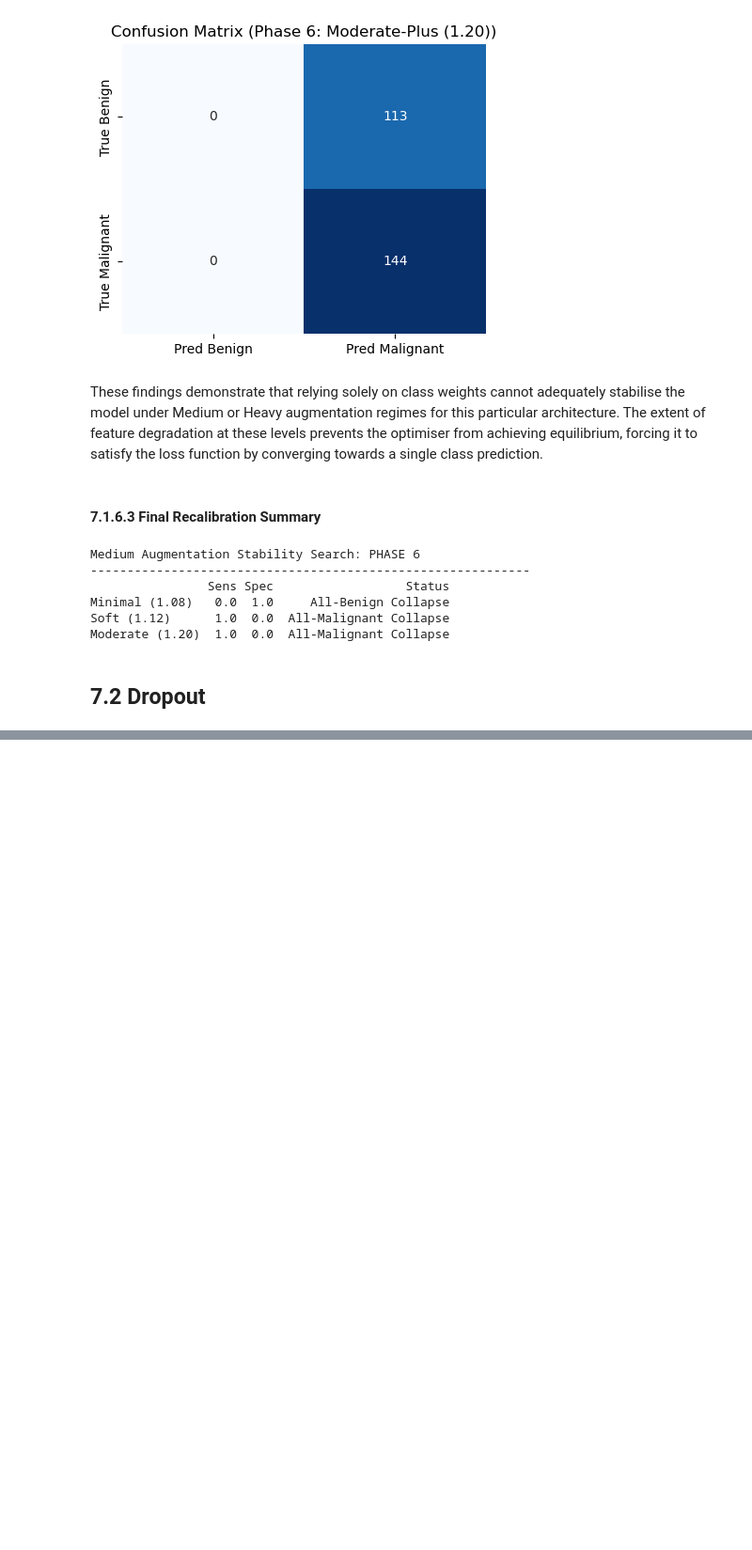
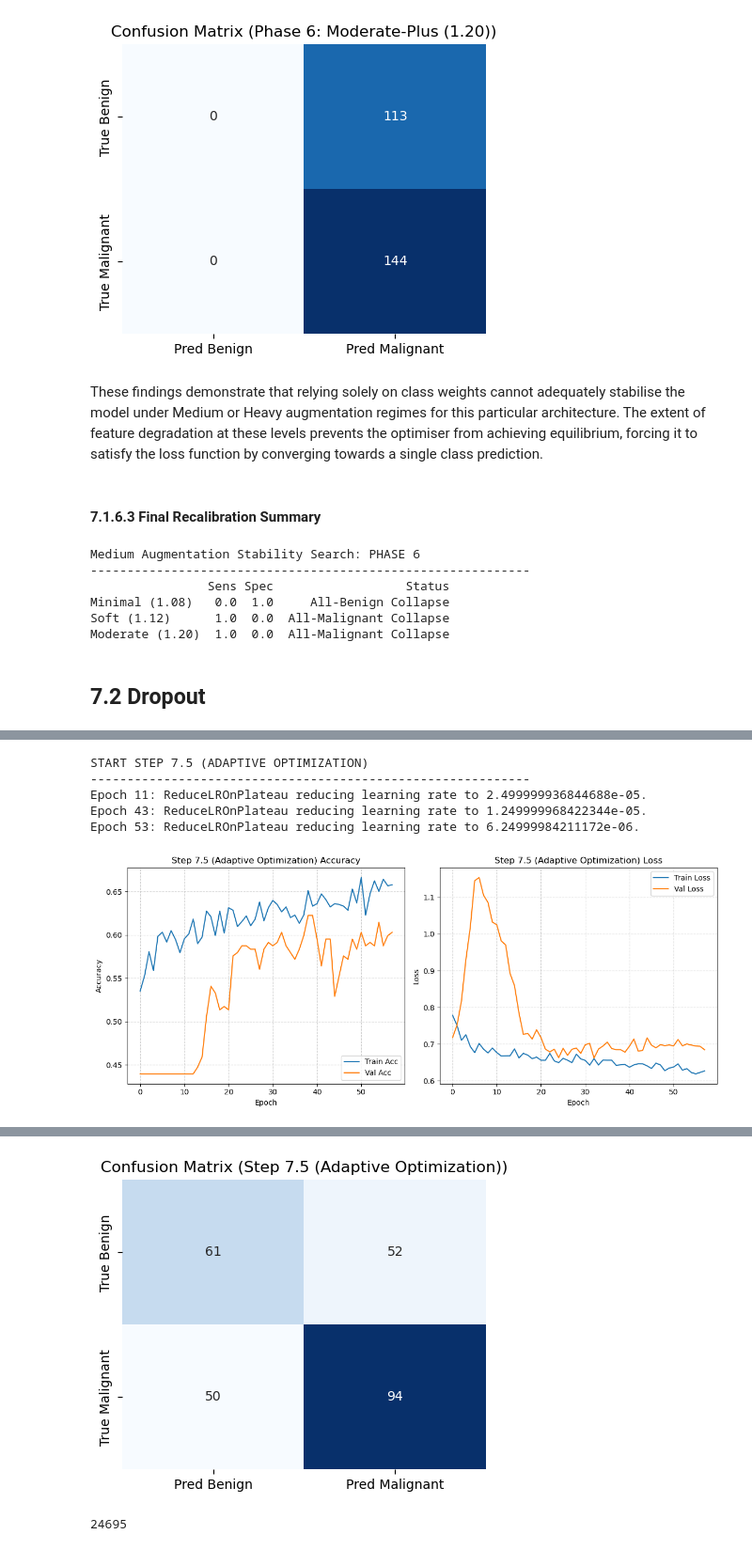
Before and after one commit to A-S-Yong/FYP, a Jupyter notebook: notebooks/Recalibration_V2.ipynb, the cells around one changed output, grey strips where cells are left out. Shown at 94% size. Drawn from its saved outputs; the diff is of its cells as text; code cells hidden in the pictures; blank space fills up the shorter version.

```diff
--- a/notebooks/Recalibration_V2.ipynb
+++ b/notebooks/Recalibration_V2.ipynb
@@ -2519,0 +2528,77 @@ Step 7.4 (De-Anchored Optimization)       0.4071
+# %%
+STEP_NAME = "Step 7.5 (Adaptive Optimization)"
+print(f"\nSTART {STEP_NAME.upper()}")
+print(f"{'-'*60}")
+
+# Rebuild the BN architecture (same as 7.3/7.4)
+model_7_5 = build_step7_3_model(dropout_rate=0.5)
+
+# Recompile with the successful 5e-5 baseline
+model_7_5.compile(
+    optimizer=tf.keras.optimizers.legacy.Adam(learning_rate=5e-5),
+    loss="binary_crossentropy",
+    metrics=["accuracy", tf.keras.metrics.AUC(name='auc'), tf.keras.metrics.Recall(name='sensitivity')]
+)
+
+# Adaptive Scheduler
+lr_scheduler = tf.keras.callbacks.ReduceLROnPlateau(
+    monitor='val_loss',
+    factor=0.5,
+    patience=10,
+    min_lr=1e-6,
+    verbose=1
+)
+
+# Callbacks and TQDM Setup
+ckpt_file = "Step7_5_Adaptive_best.keras"
+
+pbar = tqdm(total=150, desc=STEP_NAME, unit="epoch", position=0, leave=True, file=sys.stdout)
+
+class TqdmCallbackSingle(tf.keras.callbacks.Callback):
+    def on_epoch_end(self, epoch, logs=None):
+        pbar.update(1)
+        current_lr = float(tf.keras.backend.get_value(self.model.optimizer.learning_rate))
+        pbar.set_postfix({
+            "v_loss": f"{logs['val_loss']:.3f}",
+            "v_auc": f"{logs['val_auc']:.3f}",
+            "lr": f"{current_lr:.1e}"
+        })
+
+callbacks = [
+    tf.keras.callbacks.ModelCheckpoint(ckpt_file, save_best_only=True, monitor="val_loss"),
+    tf.keras.callbacks.EarlyStopping(monitor="val_loss", patience=25, restore_best_weights=True),
+    lr_scheduler,
+    TqdmCallbackSingle()
+]
+
+# Execution (Balanced with no anchor weights)
+history_7_5 = model_7_5.fit(
+    train_gen_light,
+    epochs=150,
+    validation_data=val_gen,
+    callbacks=callbacks,
+    verbose=0
+)
+pbar.close()
+
+# Evaluate plot
+plot_training_history(history_7_5, title_prefix=STEP_NAME)
+
+# Generate the Statistical Power Check Table
+perf_7_5 = eval_model_perf(
+    model_7_5,
+    val_gen,
+    step_name=STEP_NAME,
+    baseline_acc=majority_baseline_acc
+)
+
+# Clear memory
+tf.keras.backend.clear_session()
+gc.collect()
+# %% [output]
+START STEP 7.5 (ADAPTIVE OPTIMIZATION)
+------------------------------------------------------------
+Epoch 11: ReduceLROnPlateau reducing learning rate to 2.499999936844688e-05.
+Epoch 43: ReduceLROnPlateau reducing learning rate to 1.249999968422344e-05.
+Epoch 53: ReduceLROnPlateau reducing learning rate to 6.24999984211172e-06.
+[figure, added]
@@ -2519,0 +2624,2 @@ Step 7.4 (De-Anchored Optimization)       0.4071
+[figure, added]
+24695
```
Also changed, not shown: parts of 44 cells of this notebook, 2 other files.
